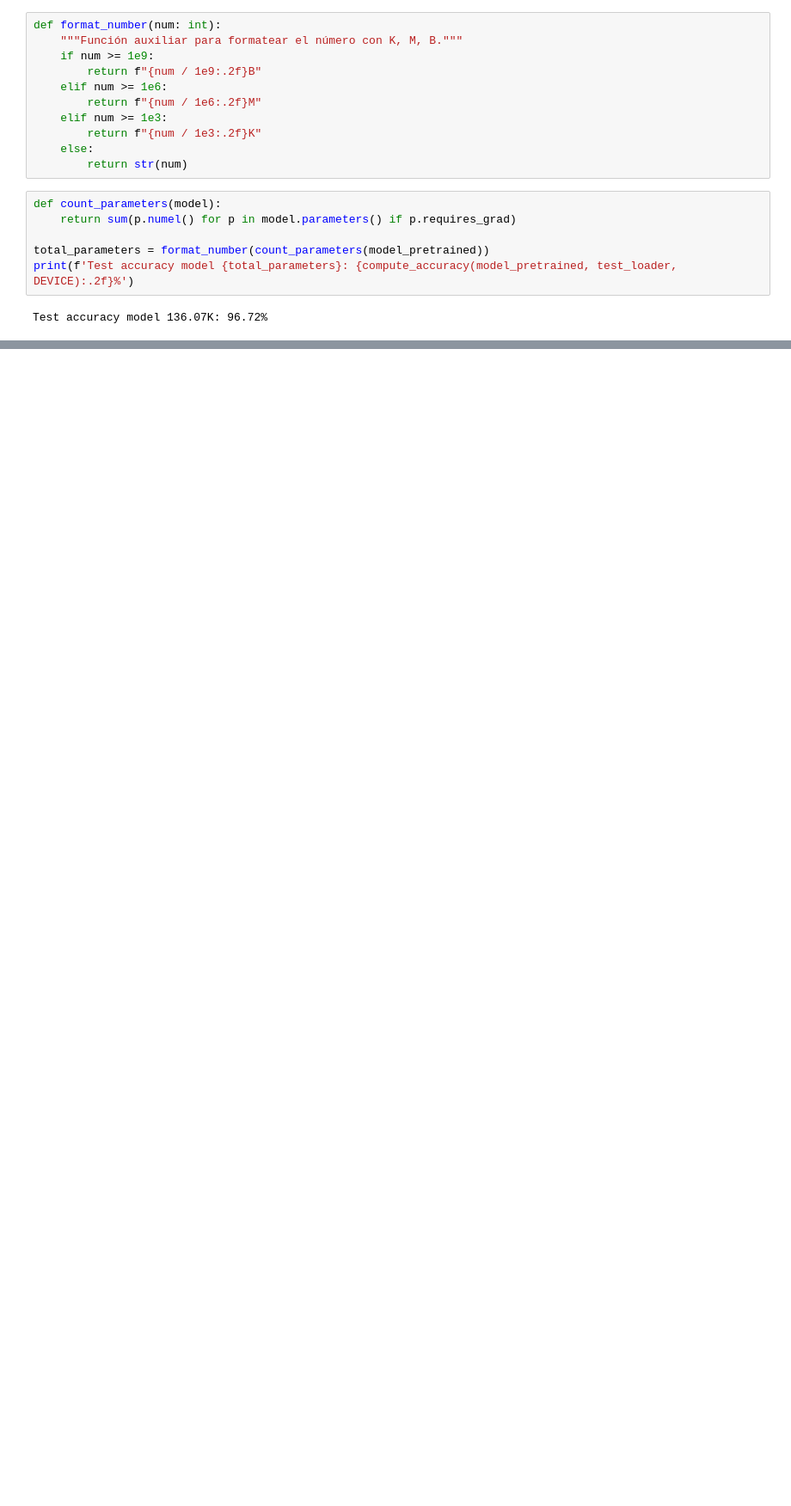
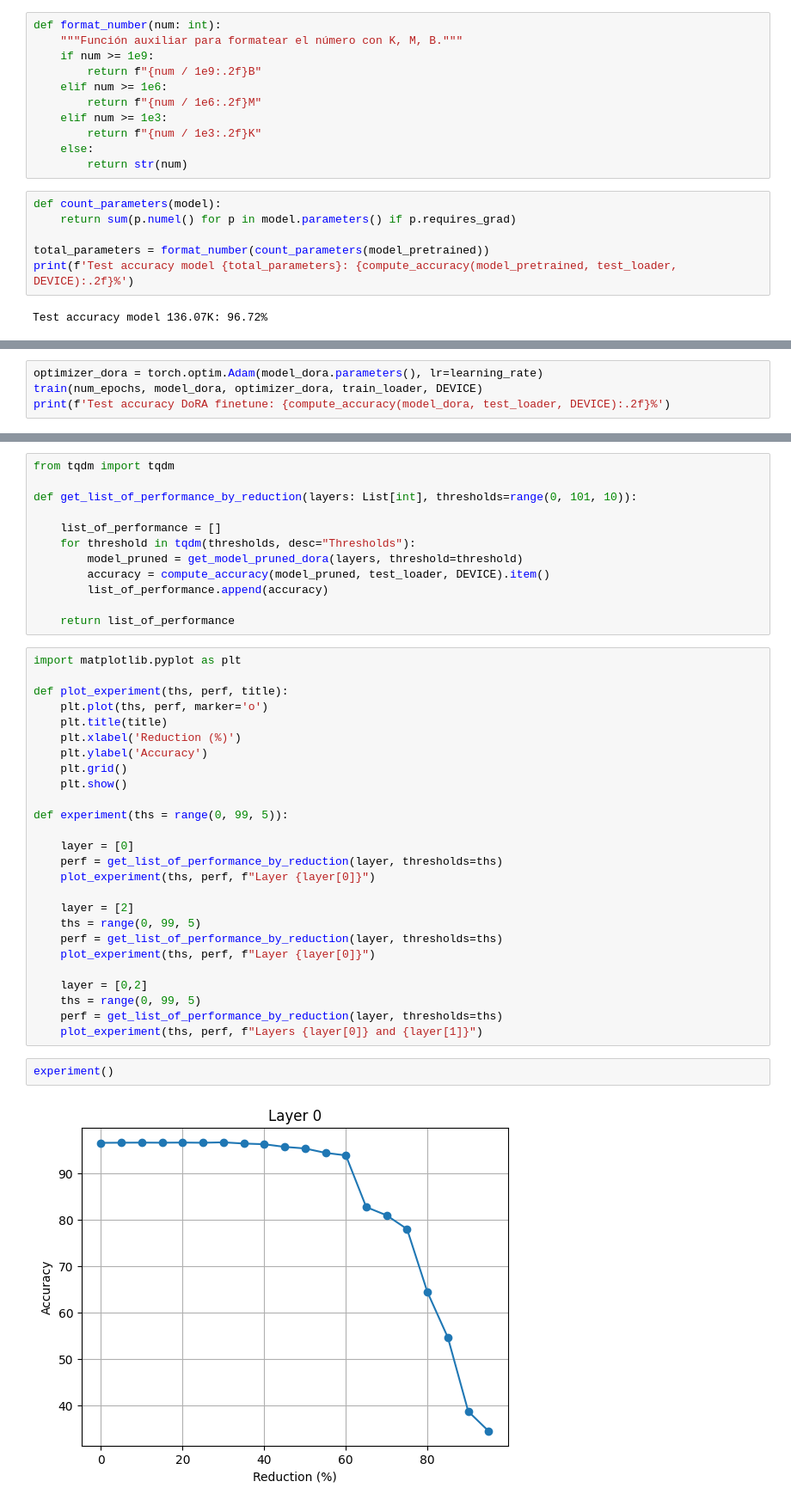
Before and after one commit to miguel-kjh/ExAI, a Jupyter notebook: lora_merge.ipynb, the cells around one changed output, grey strips where cells are left out. Shown: that part at 86% size. Cells and saved outputs as stored; diff of their text form; blank space fills up the shorter version.

```diff
--- a/lora_merge.ipynb
+++ b/lora_merge.ipynb
@@ -502,0 +543,4 @@ Test accuracy pruned model 92.61K: 95.36%
+# %%
+optimizer_dora = torch.optim.Adam(model_dora.parameters(), lr=learning_rate)
+train(num_epochs, model_dora, optimizer_dora, train_loader, DEVICE)
+print(f'Test accuracy DoRA finetune: {compute_accuracy(model_dora, test_loader, DEVICE):.2f}%')
@@ -502,0 +608,42 @@ Test accuracy pruned model 92.61K: 95.36%
+# %%
+from tqdm import tqdm
+
+def get_list_of_performance_by_reduction(layers: List[int], thresholds=range(0, 101, 10)):
+
+    list_of_performance = []
+    for threshold in tqdm(thresholds, desc="Thresholds"):
+        model_pruned = get_model_pruned_dora(layers, threshold=threshold)
+        accuracy = compute_accuracy(model_pruned, test_loader, DEVICE).item()
+        list_of_performance.append(accuracy)
+
+    return list_of_performance
+# %%
+import matplotlib.pyplot as plt
+
+def plot_experiment(ths, perf, title):
+    plt.plot(ths, perf, marker='o')
+    plt.title(title)
+    plt.xlabel('Reduction (%)')
+    plt.ylabel('Accuracy')
+    plt.grid()
+    plt.show()
+
+def experiment(ths = range(0, 99, 5)):
+
+    layer = [0]
+    perf = get_list_of_performance_by_reduction(layer, thresholds=ths)
+    plot_experiment(ths, perf, f"Layer {layer[0]}")
+
+    layer = [2]
+    ths = range(0, 99, 5)
+    perf = get_list_of_performance_by_reduction(layer, thresholds=ths)
+    plot_experiment(ths, perf, f"Layer {layer[0]}")
+
+    layer = [0,2]
+    ths = range(0, 99, 5)
+    perf = get_list_of_performance_by_reduction(layer, thresholds=ths)
+    plot_experiment(ths, perf, f"Layers {layer[0]} and {layer[1]}")
+# %%
+experiment()
+# %% [output]
+[figure, added]
```
Also changed, not shown: parts of 22 cells of this notebook.
